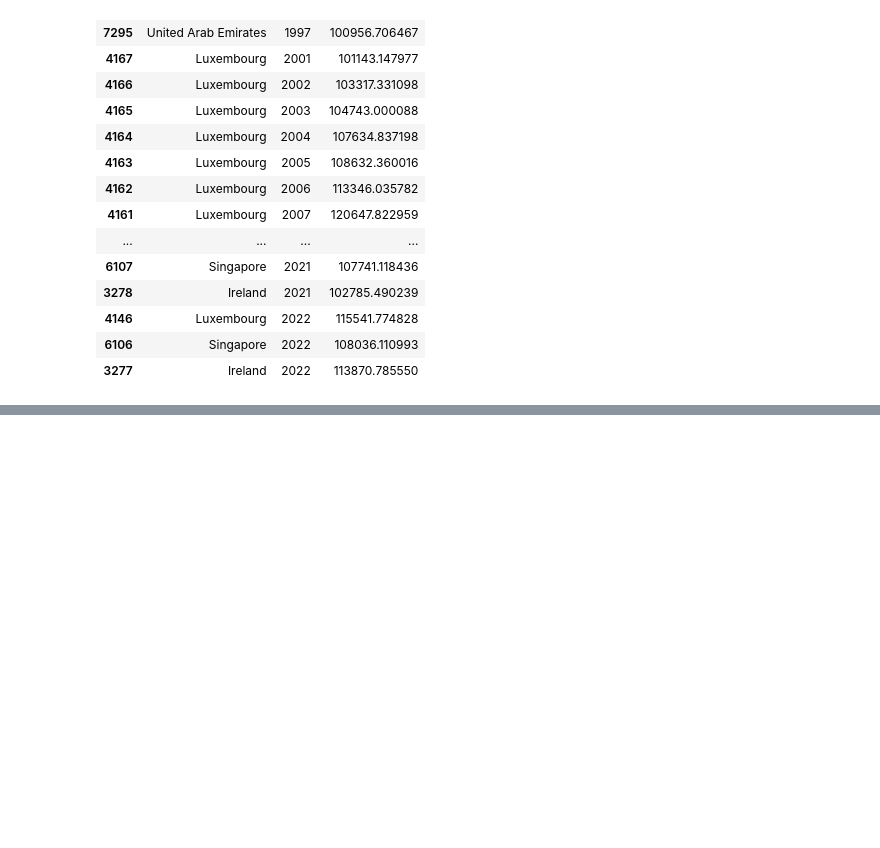
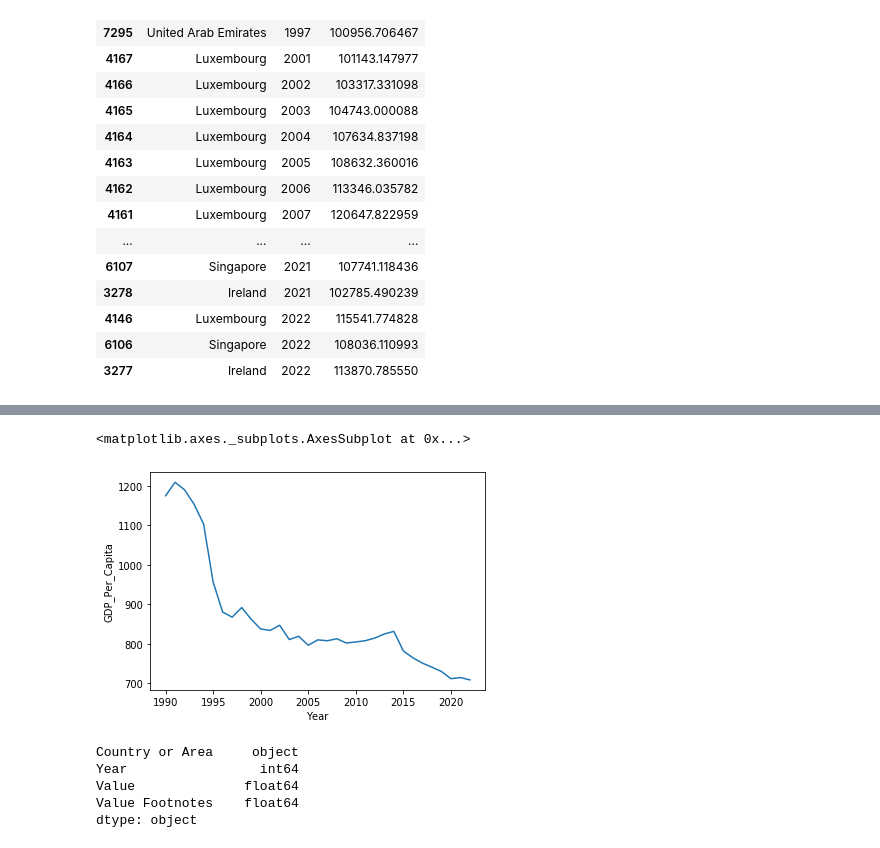
Before and after one commit to NSS-Data-Analytics-Cohort-10/gdp-and-internet-usage-aaron-hollinger, a Jupyter notebook: notebooks/internet_gdp_notebook.ipynb, the cells around one changed output, grey strips where cells are left out. Cells and saved outputs as stored; diff of their text form; code cells hidden in the pictures; blank space fills up the shorter version.

```diff
--- a/notebooks/internet_gdp_notebook.ipynb
+++ b/notebooks/internet_gdp_notebook.ipynb
@@ -292,0 +316,7 @@ gdp100.sort_values('Year')
+# %%
+gdp_burundi = gdp_df.loc[gdp_df['Country'] == 'Burundi']
+# %%
+sns.lineplot(gdp_burundi.Year, gdp_burundi.GDP_Per_Capita)
+# %% [output]
+<matplotlib.axes._subplots.AxesSubplot at 0x...>
+[figure, added]
@@ -292,0 +325,8 @@ gdp100.sort_values('Year')
+# %%
+internet_df.dtypes
+# %% [output]
+Country or Area     object
+Year                 int64
+Value              float64
+Value Footnotes    float64
+dtype: object
```
Also changed, not shown: parts of 55 cells of this notebook.
